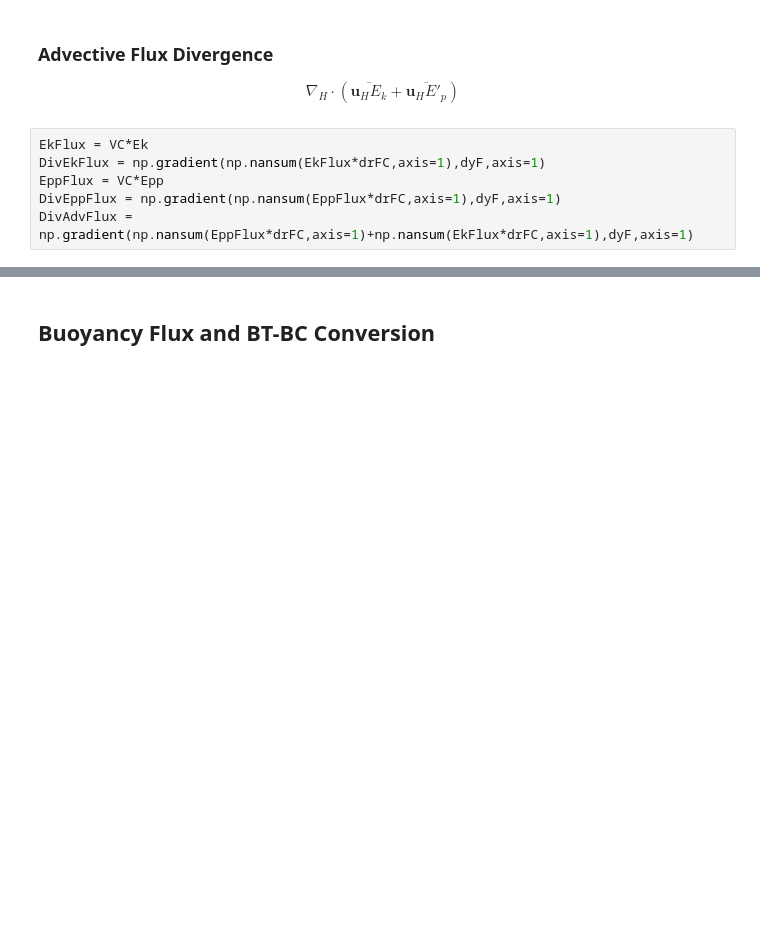
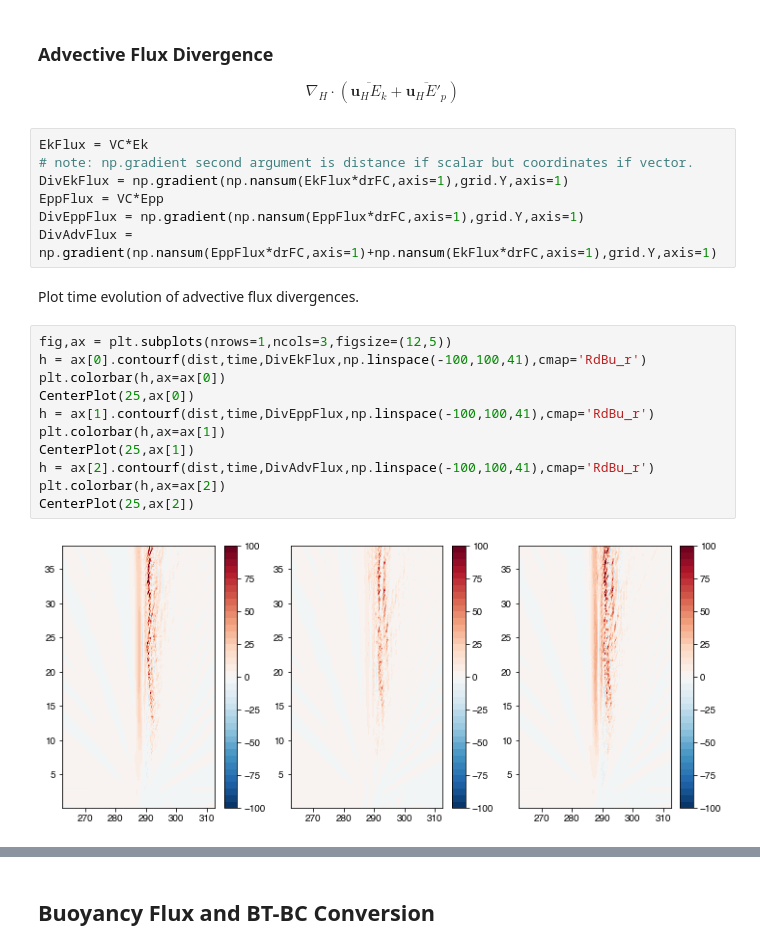
Before and after one commit to gunnarvoet/flow-across-bump, a Jupyter notebook: analysis/bump_analysis_energy.ipynb, the cells around one changed output, grey strips where cells are left out. Drawn from its saved outputs; the diff is of its cells as text; blank space fills up the shorter version.

```diff
--- a/analysis/bump_analysis_energy.ipynb
+++ b/analysis/bump_analysis_energy.ipynb
@@ -391,7 +390,23 @@ The depth-integrated total energy equation describes the sum of time derivative
 $$\nabla_H \cdot (\overline{\mathbf{u}_H E_k} + \overline{\mathbf{u}_H E'_p})$$
 # %%
 EkFlux = VC*Ek
-DivEkFlux = np.gradient(np.nansum(EkFlux*drFC,axis=1),dyF,axis=1)
+# note: np.gradient second argument is distance if scalar but coordinates if vector.
+DivEkFlux = np.gradient(np.nansum(EkFlux*drFC,axis=1),grid.Y,axis=1)
 EppFlux = VC*Epp
-DivEppFlux = np.gradient(np.nansum(EppFlux*drFC,axis=1),dyF,axis=1)
-DivAdvFlux = np.gradient(np.nansum(EppFlux*drFC,axis=1)+np.nansum(EkFlux*drFC,axis=1),dyF,axis=1)
+DivEppFlux = np.gradient(np.nansum(EppFlux*drFC,axis=1),grid.Y,axis=1)
+DivAdvFlux = np.gradient(np.nansum(EppFlux*drFC,axis=1)+np.nansum(EkFlux*drFC,axis=1),grid.Y,axis=1)
+# %% [markdown]
+Plot time evolution of advective flux divergences.
+# %%
+fig,ax = plt.subplots(nrows=1,ncols=3,figsize=(12,5))
+h = ax[0].contourf(dist,time,DivEkFlux,np.linspace(-100,100,41),cmap='RdBu_r')
+plt.colorbar(h,ax=ax[0])
+CenterPlot(25,ax[0])
+h = ax[1].contourf(dist,time,DivEppFlux,np.linspace(-100,100,41),cmap='RdBu_r')
+plt.colorbar(h,ax=ax[1])
+CenterPlot(25,ax[1])
+h = ax[2].contourf(dist,time,DivAdvFlux,np.linspace(-100,100,41),cmap='RdBu_r')
+plt.colorbar(h,ax=ax[2])
+CenterPlot(25,ax[2])
+# %% [output]
+[figure, added]
```
Also changed, not shown: parts of 114 cells of this notebook.
